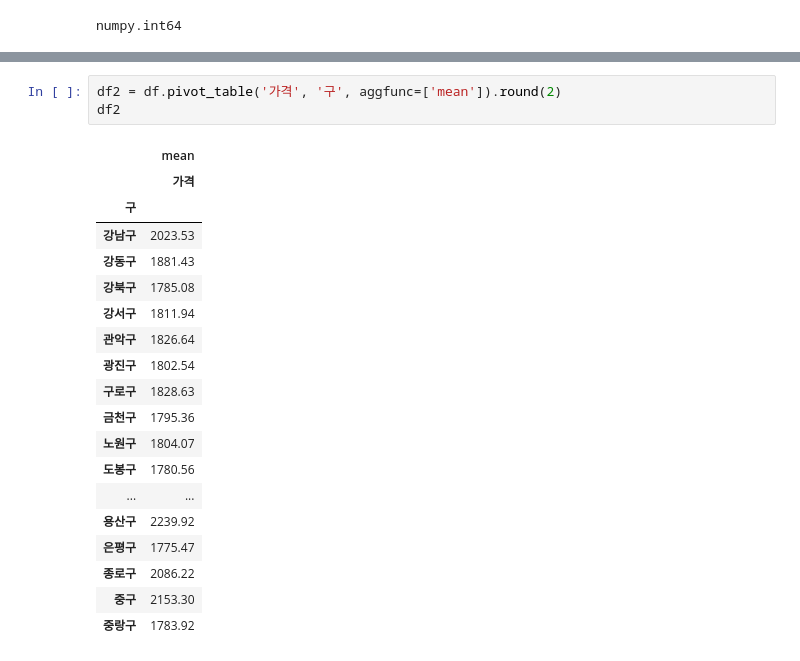
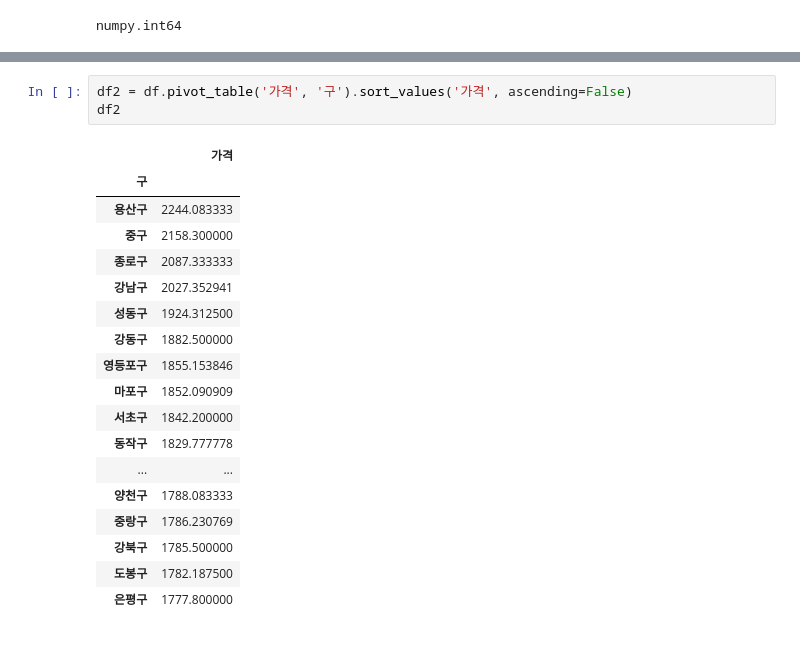
Before and after one commit to bong9C/DataAnalysis-2023.09, a Jupyter notebook: 05.Crawling/15.Opinet.ipynb, the cells around one changed output, grey strips where cells are left out. Saved outputs shown, nothing was run; the diff lists cells and outputs as text.

```diff
--- a/05.Crawling/15.Opinet.ipynb
+++ b/05.Crawling/15.Opinet.ipynb
@@ -299,23 +299,22 @@ plt.show()
 # %%
-df2 = df.pivot_table('가격', '구', aggfunc=['mean']).round(2)
+df2 = df.pivot_table('가격', '구').sort_values('가격', ascending=False)
 df2
 # %% [output]
-|  | mean |
 |  | 가격 |
 | 구 |  |
-| 강남구 | 2023.53 |
-| 강동구 | 1881.43 |
-| 강북구 | 1785.08 |
-| 강서구 | 1811.94 |
-| 관악구 | 1826.64 |
-| 광진구 | 1802.54 |
-| 구로구 | 1828.63 |
-| 금천구 | 1795.36 |
-| 노원구 | 1804.07 |
-| 도봉구 | 1780.56 |
+| 용산구 | 2244.083333 |
+| 중구 | 2158.300000 |
+| 종로구 | 2087.333333 |
+| 강남구 | 2027.352941 |
+| 성동구 | 1924.312500 |
+| 강동구 | 1882.500000 |
+| 영등포구 | 1855.153846 |
+| 마포구 | 1852.090909 |
+| 서초구 | 1842.200000 |
+| 동작구 | 1829.777778 |
 | ... | ... |
-| 용산구 | 2239.92 |
-| 은평구 | 1775.47 |
-| 종로구 | 2086.22 |
-| 중구 | 2153.30 |
-| 중랑구 | 1783.92 |
+| 양천구 | 1788.083333 |
+| 중랑구 | 1786.230769 |
+| 강북구 | 1785.500000 |
+| 도봉구 | 1782.187500 |
+| 은평구 | 1777.800000 |
```
Also changed, not shown: parts of 17 cells of this notebook, 1 other file.
